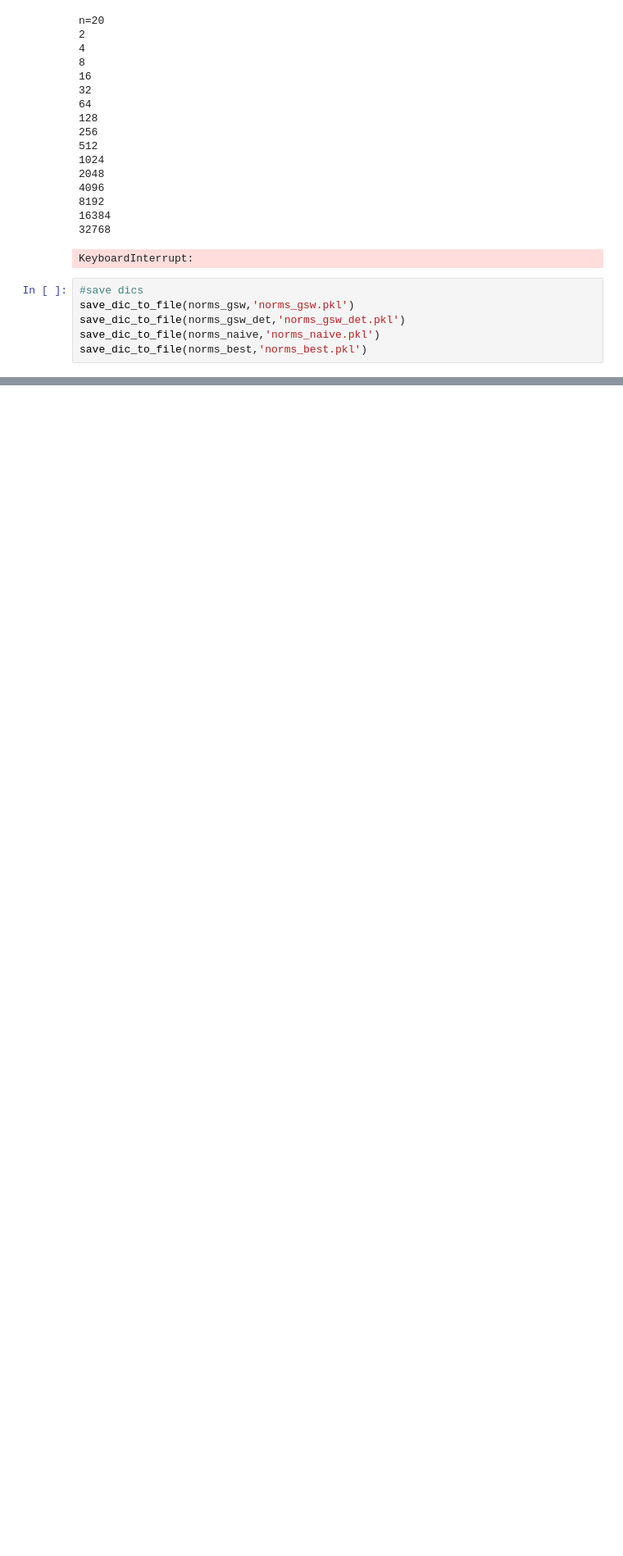
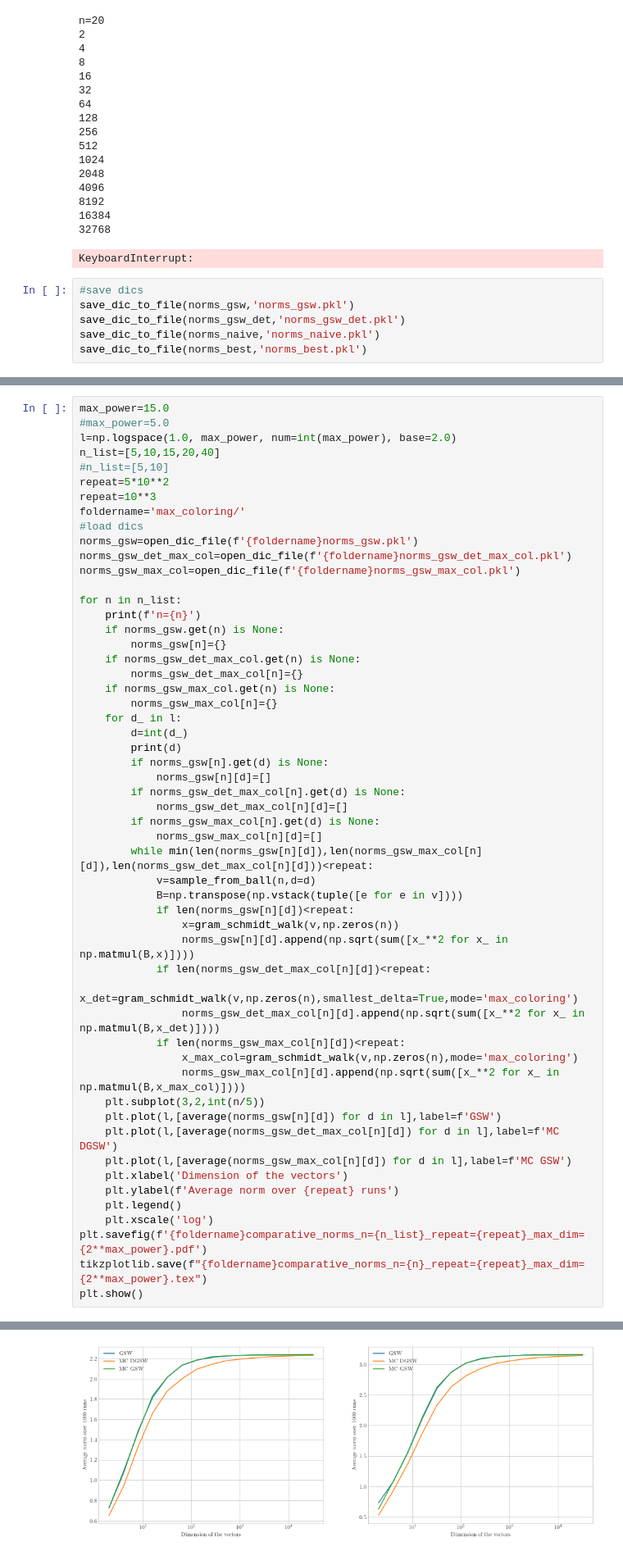
Before and after one commit to gbossy/GSWalk, a Jupyter notebook: Studying_output_discrepancy.ipynb, the cells around one changed output, grey strips where cells are left out. Shown at 82% size. Saved outputs shown, nothing was run; the diff lists cells and outputs as text; blank space fills up the shorter version.

```diff
--- a/Studying_output_discrepancy.ipynb
+++ b/Studying_output_discrepancy.ipynb
@@ -219,3 +219,58 @@ n=10
 2
 KeyboardInterrupt:
 [figure]
+# %%
+max_power=15.0
+#max_power=5.0
+l=np.logspace(1.0, max_power, num=int(max_power), base=2.0)
+n_list=[5,10,15,20,40]
+#n_list=[5,10]
+repeat=5*10**2
+repeat=10**3
+foldername='max_coloring/'
+#load dics
+norms_gsw=open_dic_file(f'{foldername}norms_gsw.pkl')
+norms_gsw_det_max_col=open_dic_file(f'{foldername}norms_gsw_det_max_col.pkl')
+norms_gsw_max_col=open_dic_file(f'{foldername}norms_gsw_max_col.pkl')
+
+for n in n_list:
+    print(f'n={n}')
+    if norms_gsw.get(n) is None:
+        norms_gsw[n]={}
+    if norms_gsw_det_max_col.get(n) is None:
+        norms_gsw_det_max_col[n]={}
+    if norms_gsw_max_col.get(n) is None:
+        norms_gsw_max_col[n]={}
+    for d_ in l:
+        d=int(d_)
+        print(d)
+        if norms_gsw[n].get(d) is None:
+            norms_gsw[n][d]=[]
+        if norms_gsw_det_max_col[n].get(d) is None:
+            norms_gsw_det_max_col[n][d]=[]
+        if norms_gsw_max_col[n].get(d) is None:
+            norms_gsw_max_col[n][d]=[]
+        while min(len(norms_gsw[n][d]),len(norms_gsw_max_col[n][d]),len(norms_gsw_det_max_col[n][d]))<repeat:
+            v=sample_from_ball(n,d=d)
+            B=np.transpose(np.vstack(tuple([e for e in v])))
+            if len(norms_gsw[n][d])<repeat:
+                x=gram_schmidt_walk(v,np.zeros(n))
+                norms_gsw[n][d].append(np.sqrt(sum([x_**2 for x_ in np.matmul(B,x)])))
+            if len(norms_gsw_det_max_col[n][d])<repeat:
+                x_det=gram_schmidt_walk(v,np.zeros(n),smallest_delta=True,mode='max_coloring')
+                norms_gsw_det_max_col[n][d].append(np.sqrt(sum([x_**2 for x_ in np.matmul(B,x_det)])))
+            if len(norms_gsw_max_col[n][d])<repeat:
+                x_max_col=gram_schmidt_walk(v,np.zeros(n),mode='max_coloring')
+                norms_gsw_max_col[n][d].append(np.sqrt(sum([x_**2 for x_ in np.matmul(B,x_max_col)])))
+    plt.subplot(3,2,int(n/5))
+    plt.plot(l,[average(norms_gsw[n][d]) for d in l],label=f'GSW')
+    plt.plot(l,[average(norms_gsw_det_max_col[n][d]) for d in l],label=f'MC DGSW')
+    plt.plot(l,[average(norms_gsw_max_col[n][d]) for d in l],label=f'MC GSW')
+    plt.xlabel('Dimension of the vectors')
+    plt.ylabel(f'Average norm over {repeat} runs')
+    plt.legend()
+    plt.xscale('log')
+plt.savefig(f'{foldername}comparative_norms_n={n_list}_repeat={repeat}_max_dim={2**max_power}.pdf')
+tikzplotlib.save(f"{foldername}comparative_norms_n={n}_repeat={repeat}_max_dim={2**max_power}.tex")
+plt.show()
+# %% [output]
@@ -221,0 +295 @@ KeyboardInterrupt:
+[figure, added]
```
Also changed, not shown: parts of 2 cells of this notebook, 9 other files.
